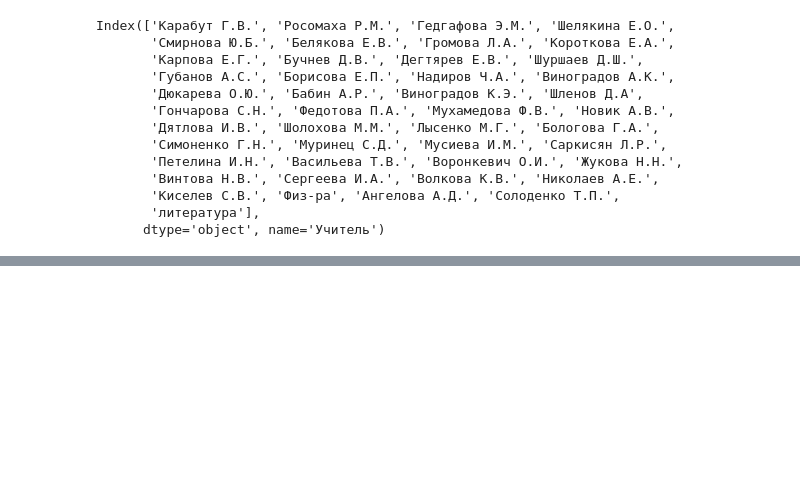
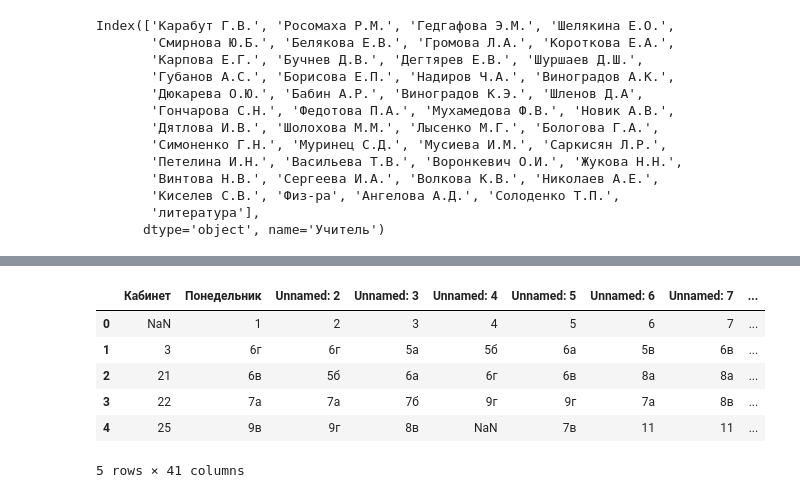
Before and after one commit to chisem29/DiaryDevelopment, a Jupyter notebook: API/test.ipynb, the cells around one changed output, grey strips where cells are left out. Drawn from its saved outputs; the diff is of its cells as text; code cells hidden in the pictures; blank space fills up the shorter version.

```diff
--- a/API/test.ipynb
+++ b/API/test.ipynb
@@ -295,0 +318,12 @@ Index(['Карабут Г.В.', 'Росомаха Р.М.', 'Гедгафова
+# %%
+dataClass = pd.read_excel('data/ClassRooms.xlsx')
+
+dataClass.head()
+# %% [output]
+|  | Кабинет | Понедельник | Unnamed: 2 | Unnamed: 3 | Unnamed: 4 | Unnamed: 5 | Unnamed: 6 | Unnamed: 7 | ... |
+| 0 | NaN | 1 | 2 | 3 | 4 | 5 | 6 | 7 | ... |
+| 1 | 3 | 6г | 6г | 5а | 5б | 6а | 5в | 6в | ... |
+| 2 | 21 | 6в | 5б | 6а | 6г | 6в | 8а | 8а | ... |
+| 3 | 22 | 7а | 7а | 7б | 9г | 9г | 7а | 8в | ... |
+| 4 | 25 | 9в | 9г | 8в | NaN | 7в | 11 | 11 | ... |
+5 rows × 41 columns
```
Also changed, not shown: parts of 7 cells of this notebook, 9 other files.
